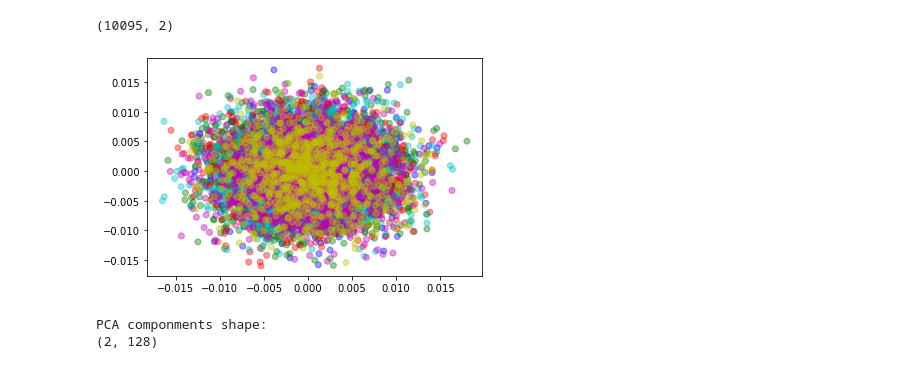
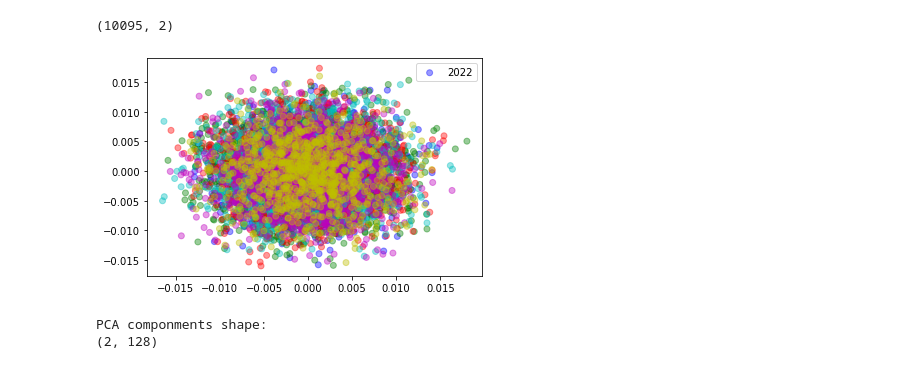
Before and after one commit to spec2/ThesisVisualizationTools, a Jupyter notebook: anthology_2017_to_2022/main.ipynb, the cells around one changed output. Drawn from its saved outputs; the diff is of its cells as text; code cells hidden in the pictures.

```diff
--- a/anthology_2017_to_2022/main.ipynb
+++ b/anthology_2017_to_2022/main.ipynb
@@ -183,9 +183,10 @@ mapped_year_list = [color_map.get(element, element)  for element in ls]
 # %%
 fig, ax = plt.subplots()
 ax.scatter(x_pcx[:, 0], x_pcx[:, 1], c=mapped_year_list,  alpha=0.4)
+ax.legend(labels = [2022, 2021,2020,2019, 2018, 2017], loc = "best")
 plt.show()
 # %% [output]
-[figure, old version]
+[figure, new version]
 # %%
 # 主成分
 print(f"PCA componments shape:\n{pca.components_.shape}")
```
